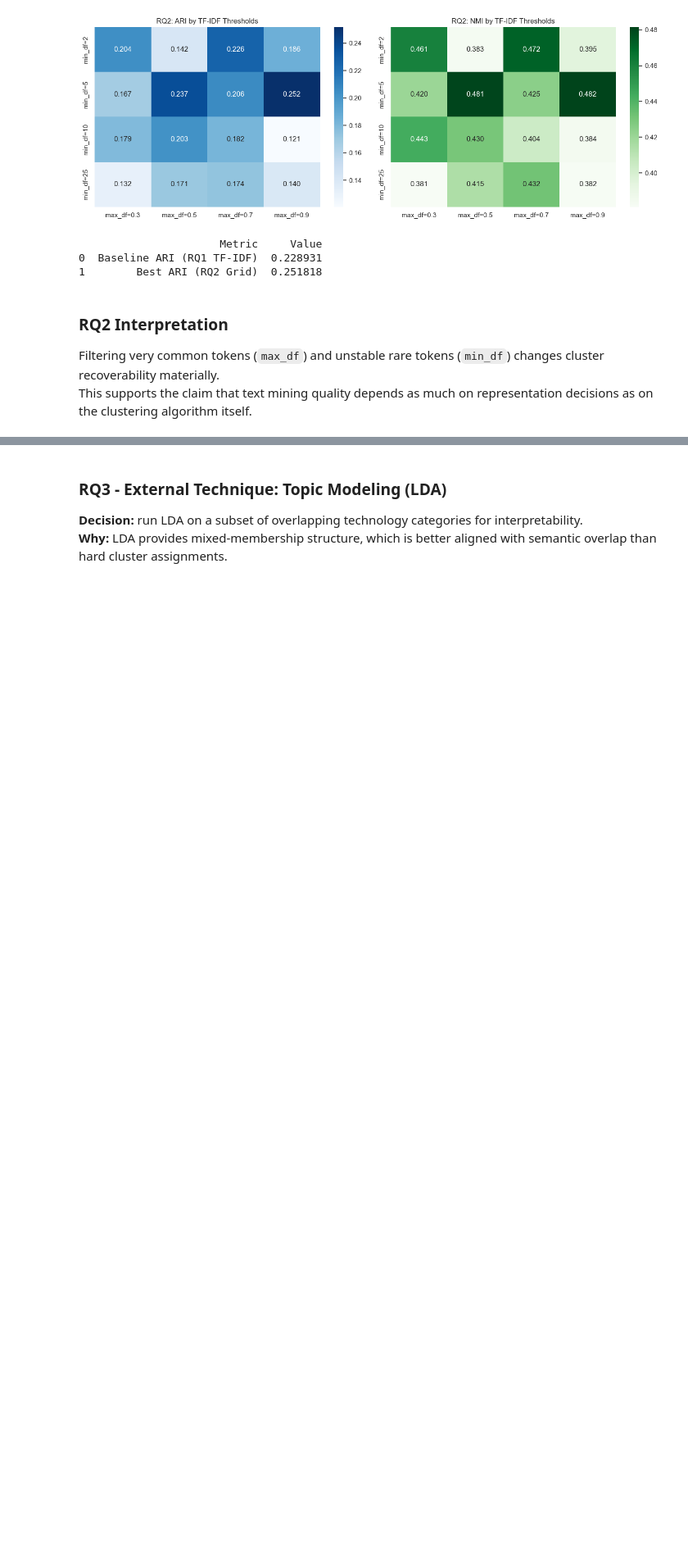
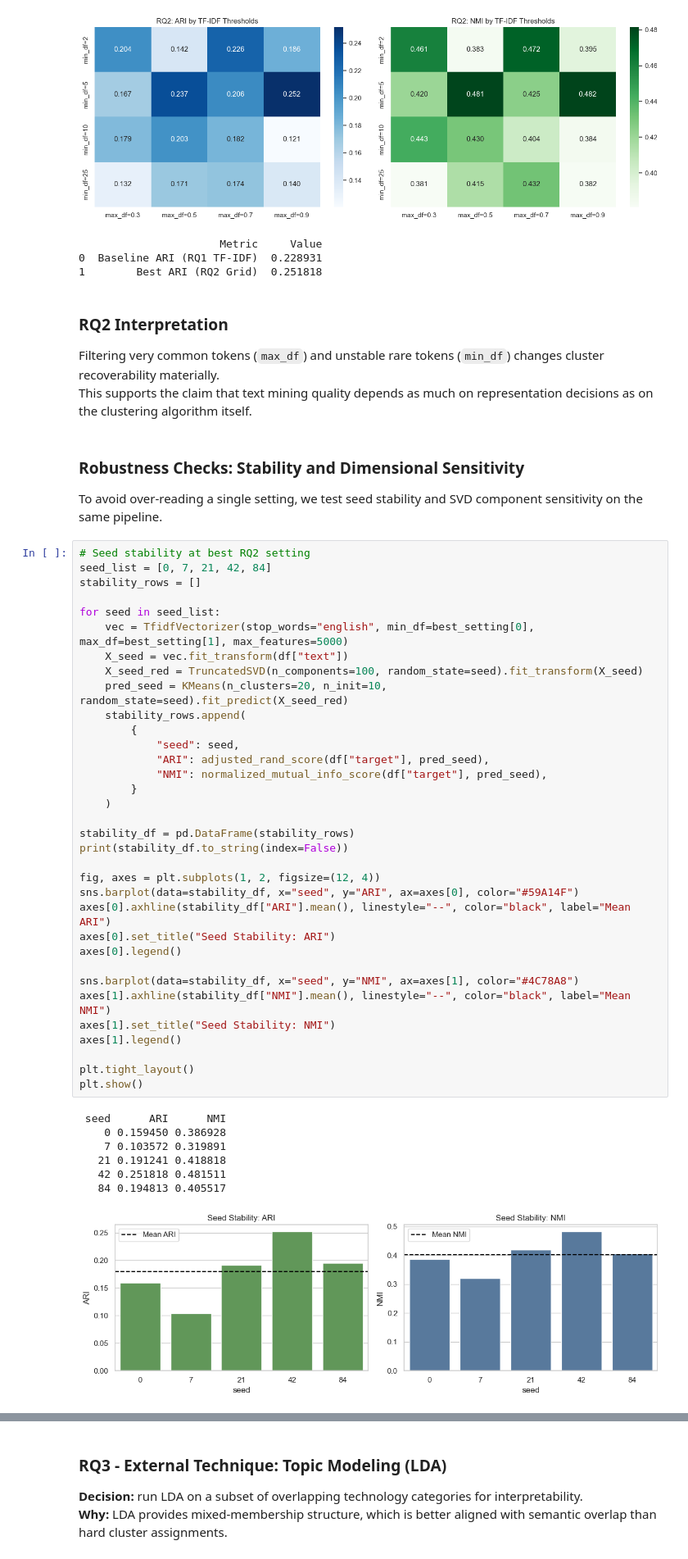
Before and after one commit to davidvanderklay/Unsupervised-Learning-Newsgroups, a Jupyter notebook: 133005021_final_checkpoint.ipynb, the cells around one changed output, grey strips where cells are left out. Shown at 82% size. Saved outputs shown, nothing was run; the diff lists cells and outputs as text; blank space fills up the shorter version.

Commit message:
notebook: add robustness checks and polish narrative docs

```diff
--- a/133005021_final_checkpoint.ipynb
+++ b/133005021_final_checkpoint.ipynb
@@ -463,3 +497,48 @@ Best ARI setting: min_df=5, max_df=0.9, ARI=0.252
 ### RQ2 Interpretation
 Filtering very common tokens (`max_df`) and unstable rare tokens (`min_df`) changes cluster recoverability materially.
 This supports the claim that text mining quality depends as much on representation decisions as on the clustering algorithm itself.
+# %% [markdown]
+### Robustness Checks: Stability and Dimensional Sensitivity
+To avoid over-reading a single setting, we test seed stability and SVD component sensitivity on the same pipeline.
+# %%
+# Seed stability at best RQ2 setting
+seed_list = [0, 7, 21, 42, 84]
+stability_rows = []
+
+for seed in seed_list:
+    vec = TfidfVectorizer(stop_words="english", min_df=best_setting[0], max_df=best_setting[1], max_features=5000)
+    X_seed = vec.fit_transform(df["text"])
+    X_seed_red = TruncatedSVD(n_components=100, random_state=seed).fit_transform(X_seed)
+    pred_seed = KMeans(n_clusters=20, n_init=10, random_state=seed).fit_predict(X_seed_red)
+    stability_rows.append(
+        {
+            "seed": seed,
+            "ARI": adjusted_rand_score(df["target"], pred_seed),
+            "NMI": normalized_mutual_info_score(df["target"], pred_seed),
+        }
+    )
+
+stability_df = pd.DataFrame(stability_rows)
+print(stability_df.to_string(index=False))
+
+fig, axes = plt.subplots(1, 2, figsize=(12, 4))
+sns.barplot(data=stability_df, x="seed", y="ARI", ax=axes[0], color="#59A14F")
+axes[0].axhline(stability_df["ARI"].mean(), linestyle="--", color="black", label="Mean ARI")
+axes[0].set_title("Seed Stability: ARI")
+axes[0].legend()
+
+sns.barplot(data=stability_df, x="seed", y="NMI", ax=axes[1], color="#4C78A8")
+axes[1].axhline(stability_df["NMI"].mean(), linestyle="--", color="black", label="Mean NMI")
+axes[1].set_title("Seed Stability: NMI")
+axes[1].legend()
+
+plt.tight_layout()
+plt.show()
+# %% [output]
+ seed      ARI      NMI
+    0 0.159450 0.386928
+    7 0.103572 0.319891
+   21 0.191241 0.418818
+   42 0.251818 0.481511
+   84 0.194813 0.405517
+[figure, added]
```
Also changed, not shown: parts of 33 cells of this notebook, 1 other file.
